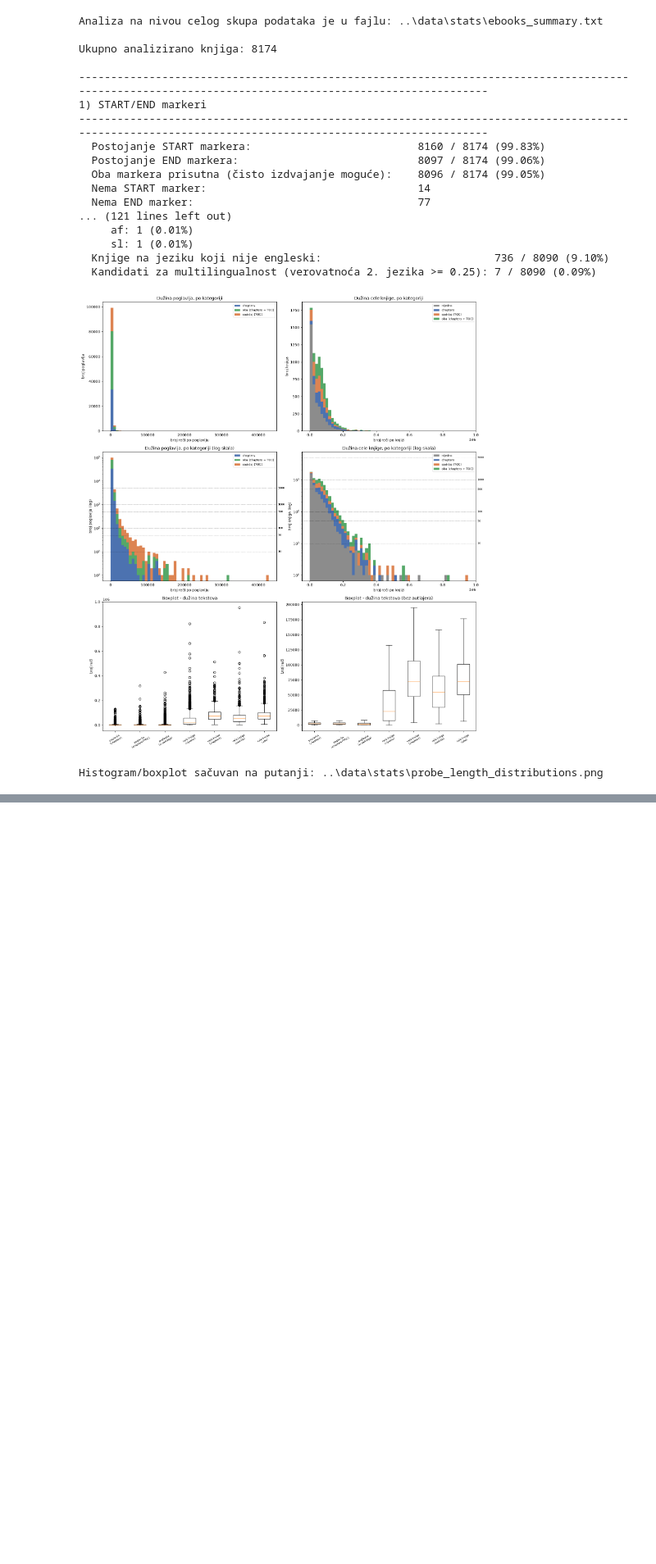
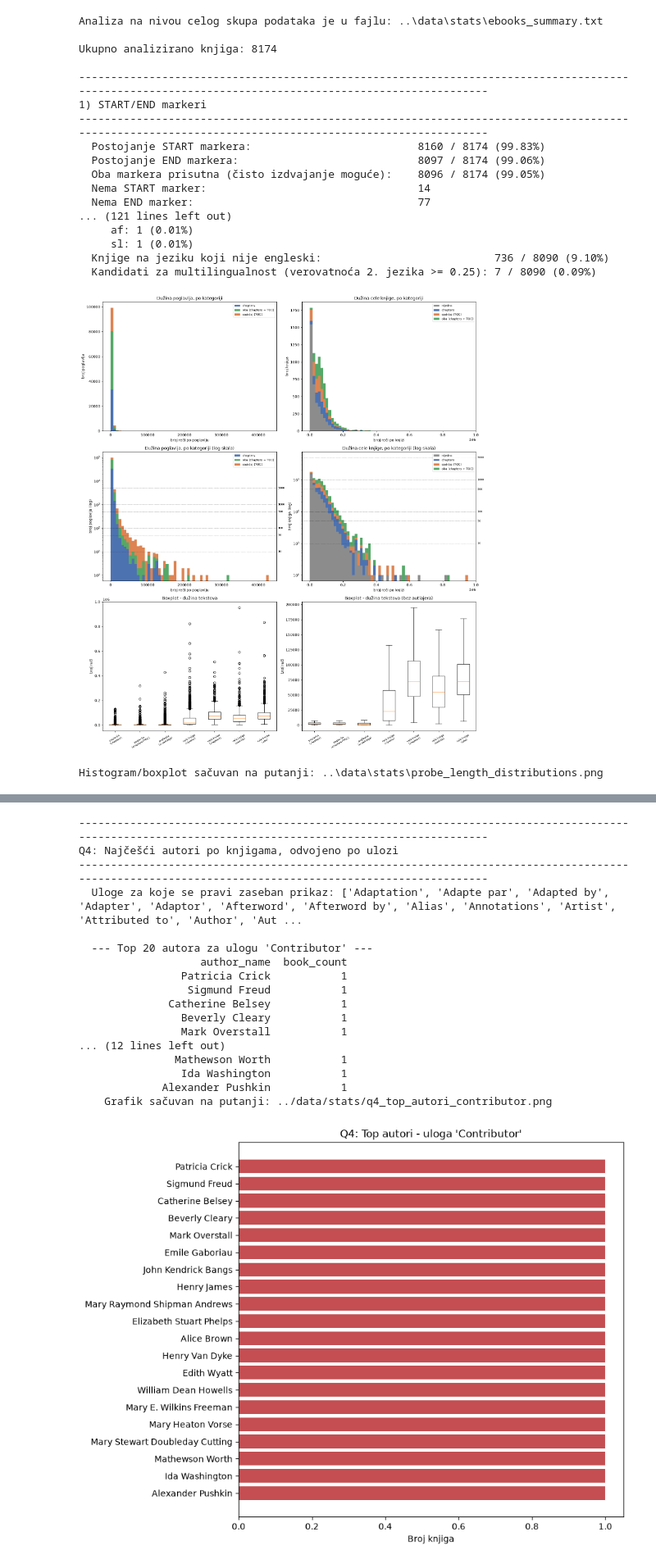
Before and after one commit to neshko31/AI-agent-za-biblioteku, a Jupyter notebook: VectorDatabaseService/scripts/data_stats.ipynb, the cells around one changed output, grey strips where cells are left out. Shown at 82% size. Drawn from its saved outputs; the diff is of its cells as text; code cells hidden in the pictures; blank space fills up the shorter version.

```diff
--- a/VectorDatabaseService/scripts/data_stats.ipynb
+++ b/VectorDatabaseService/scripts/data_stats.ipynb
@@ -741,0 +1071,64 @@ Histogram/boxplot sačuvan na putanji: ..\data\stats\probe_length_distributions.
+# %%
+# 4 - Autori koji se najčešće pojavljuju, odvojeno po ulozi
+print_header(4, "Najčešći autori po knjigama, odvojeno po ulozi")
+
+# Brojimo pojavljivanja (author_id, role) kroz sve knjige - jedna knjiga = jedno pojavljivanje
+role_author_book_counter = Counter()
+for authors_list in books_df.get("authors_enriched", pd.Series(dtype=object)):
+    if not isinstance(authors_list, list):
+        continue
+    for a in authors_list:
+        author_id = a.get("author_id")
+        role = a.get("role")
+        if author_id is None or is_missing(role):
+            continue
+        role_author_book_counter[(role, author_id)] += 1
+
+role_author_df = pd.DataFrame(
+    [(role, aid, author_names_by_id.get(aid, aid), cnt) for (role, aid), cnt in role_author_book_counter.items()],
+    columns=["role", "author_id", "author_name", "book_count"],
+)
+
+all_roles_present = sorted(role_author_df["role"].unique())
+print(f"  Uloge za koje se pravi zaseban prikaz: {all_roles_present}")
+
+for role in all_roles_present:
+    subset = (
+        role_author_df[role_author_df["role"] == role]
+        .sort_values("book_count", ascending=False)
+    )
+
+    if len(subset) < 100:
+        continue
+
+    subset = subset.head(TOP_N_AUTHORS)
+
+    print(f"\n  --- Top {min(TOP_N_AUTHORS, len(subset))} autora za ulogu '{role}' ---")
+    print(subset[["author_name", "book_count"]].to_string(index=False))
+
+    fig, ax = plt.subplots(figsize=(9, max(4, 0.35 * len(subset))))
+    ax.barh(subset["author_name"], subset["book_count"], color="#C44E52")
+    ax.invert_yaxis()
+    ax.set_xlabel("Broj knjiga")
+    safe_role = re.sub(r"[^a-zA-Z0-9]+", "_", role.lower()).strip("_")
+    ax.set_title(f"Q4: Top autori - uloga '{role}'")
+    save_and_show(fig, f"q4_top_autori_{safe_role}.png")
+# %% [output]
+------------------------------------------------------------------------------------------------------------------------------------------------------
+Q4: Najčešći autori po knjigama, odvojeno po ulozi
+------------------------------------------------------------------------------------------------------------------------------------------------------
+  Uloge za koje se pravi zaseban prikaz: ['Adaptation', 'Adapte par', 'Adapted by', 'Adapter', 'Adaptor', 'Afterword', 'Afterword by', 'Alias', 'Annotations', 'Artist', 'Attributed to', 'Author', 'Aut ...
+
+  --- Top 20 autora za ulogu 'Contributor' ---
+                   author_name  book_count
+                Patricia Crick           1
+                 Sigmund Freud           1
+              Catherine Belsey           1
+                Beverly Cleary           1
+                Mark Overstall           1
+... (12 lines left out)
+               Mathewson Worth           1
+                Ida Washington           1
+             Alexander Pushkin           1
+    Grafik sačuvan na putanji: ../data/stats/q4_top_autori_contributor.png
+[figure, added]
```
Also changed, not shown: parts of 14 cells of this notebook.
